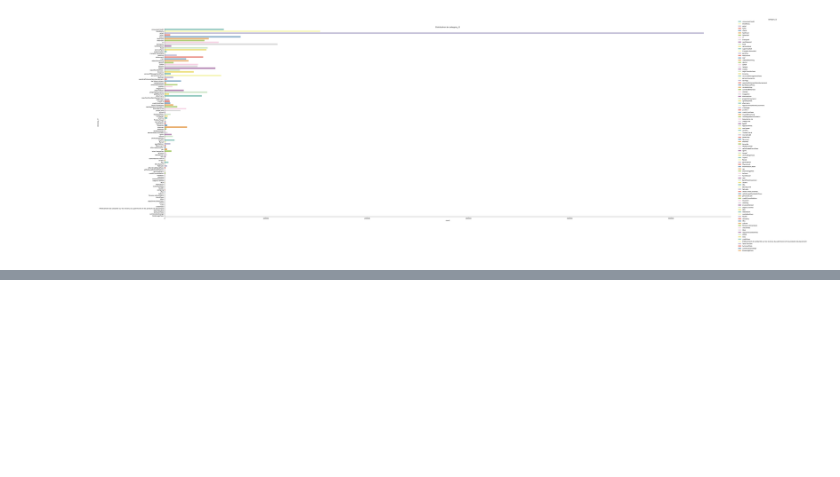
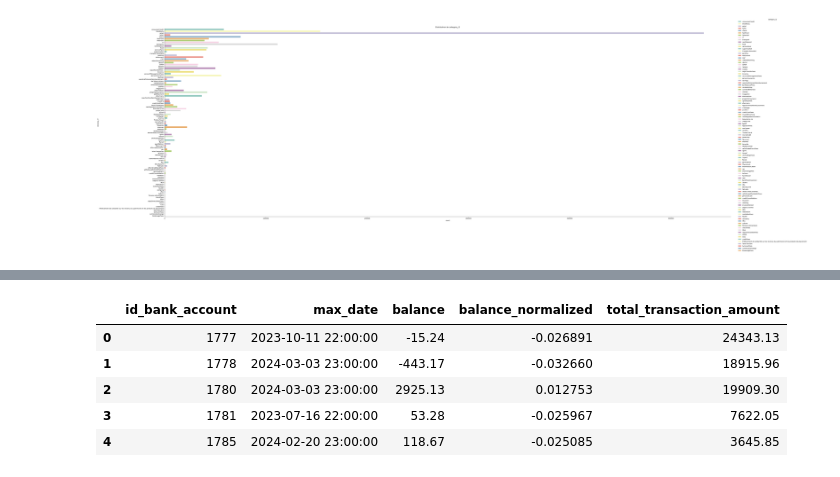
Before and after one commit to rouaabl/Projet-construction-d-un-score-d-octroi, a Jupyter notebook: start.ipynb, the cells around one changed output, grey strips where cells are left out. Cells and saved outputs as stored; diff of their text form; code cells hidden in the pictures; blank space fills up the shorter version.

```diff
--- a/start.ipynb
+++ b/start.ipynb
@@ -231,0 +259,9 @@ plt.show()
+# %%
+merged_df.head()
+# %% [output]
+|  | id_bank_account | max_date | balance | balance_normalized | total_transaction_amount |
+| 0 | 1777 | 2023-10-11 22:00:00 | -15.24 | -0.026891 | 24343.13 |
+| 1 | 1778 | 2024-03-03 23:00:00 | -443.17 | -0.032660 | 18915.96 |
+| 2 | 1780 | 2024-03-03 23:00:00 | 2925.13 | 0.012753 | 19909.30 |
+| 3 | 1781 | 2023-07-16 22:00:00 | 53.28 | -0.025967 | 7622.05 |
+| 4 | 1785 | 2024-02-20 23:00:00 | 118.67 | -0.025085 | 3645.85 |
```
Also changed, not shown: parts of 3 cells of this notebook.
